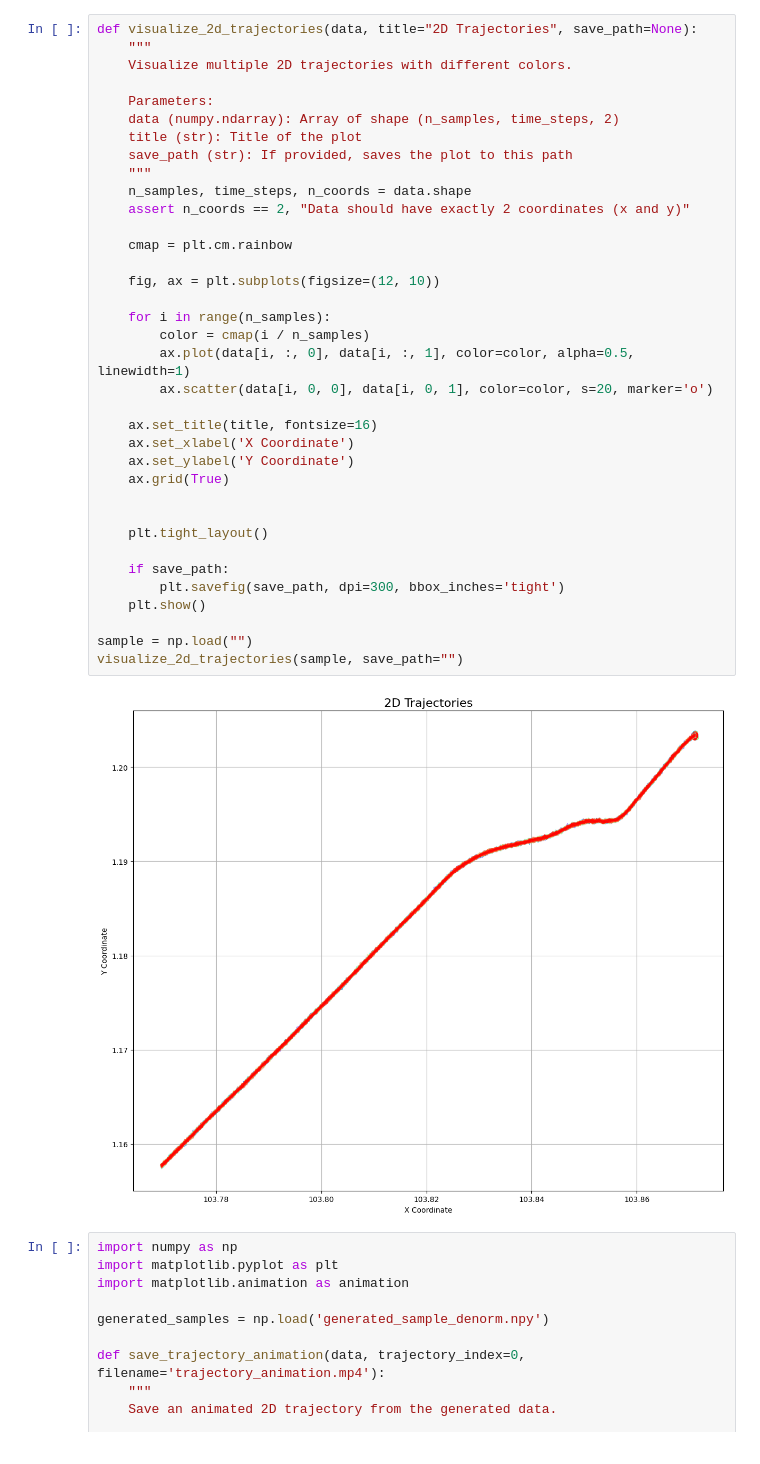
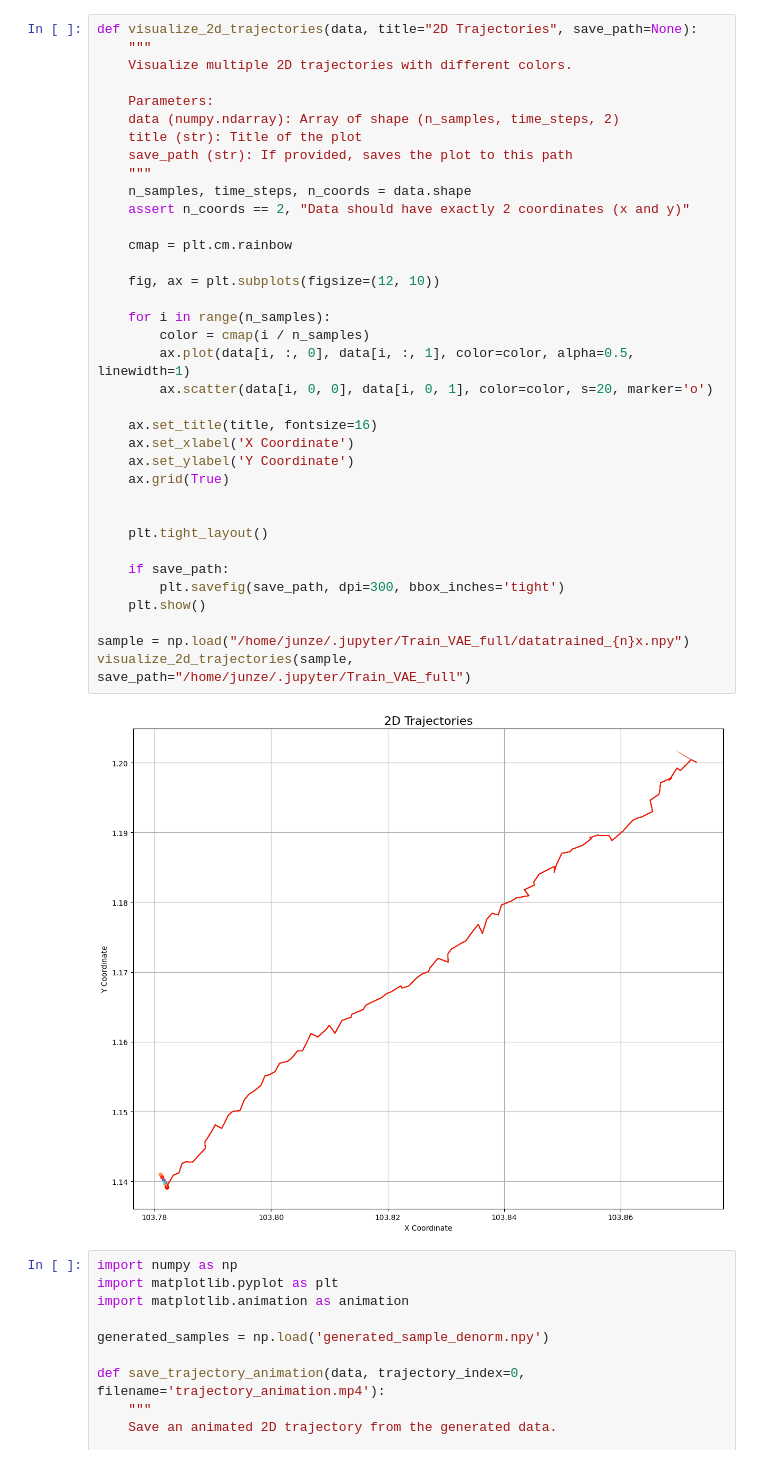
Before and after one commit to Windysc/Digitaltesting, a Jupyter notebook: Evaluation/plot_training.ipynb, the cells around one changed output. Saved outputs shown, nothing was run; the diff lists cells and outputs as text.

```diff
--- a/Evaluation/plot_training.ipynb
+++ b/Evaluation/plot_training.ipynb
@@ -31,36 +31,36 @@ def visualize_2d_trajectories(data, title="2D Trajectories", save_path=None):
     Parameters:
     data (numpy.ndarray): Array of shape (n_samples, time_steps, 2)
     title (str): Title of the plot
     save_path (str): If provided, saves the plot to this path
     """
     n_samples, time_steps, n_coords = data.shape
     assert n_coords == 2, "Data should have exactly 2 coordinates (x and y)"
 
     cmap = plt.cm.rainbow
 
     fig, ax = plt.subplots(figsize=(12, 10))
 
     for i in range(n_samples):
         color = cmap(i / n_samples)
         ax.plot(data[i, :, 0], data[i, :, 1], color=color, alpha=0.5, linewidth=1)
         ax.scatter(data[i, 0, 0], data[i, 0, 1], color=color, s=20, marker='o')
 
     ax.set_title(title, fontsize=16)
     ax.set_xlabel('X Coordinate')
     ax.set_ylabel('Y Coordinate')
     ax.grid(True)
 
 
     plt.tight_layout()
 
     if save_path:
         plt.savefig(save_path, dpi=300, bbox_inches='tight')
     plt.show()
 
-sample = np.load("")
-visualize_2d_trajectories(sample, save_path="")
+sample = np.load("/home/junze/.jupyter/Train_VAE_full/datatrained_{n}x.npy")
+visualize_2d_trajectories(sample, save_path="/home/junze/.jupyter/Train_VAE_full")
 # %% [output]
-[figure, old version]
+[figure, new version]
 # %%
 import numpy as np
 import matplotlib.pyplot as plt
```
Also changed, not shown: parts of 1 cell of this notebook, 4 other files.
